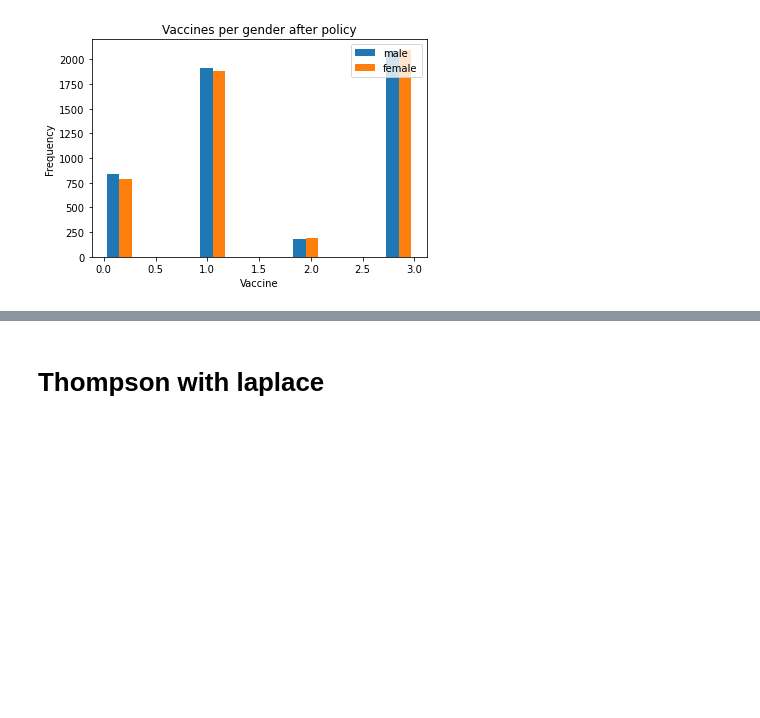
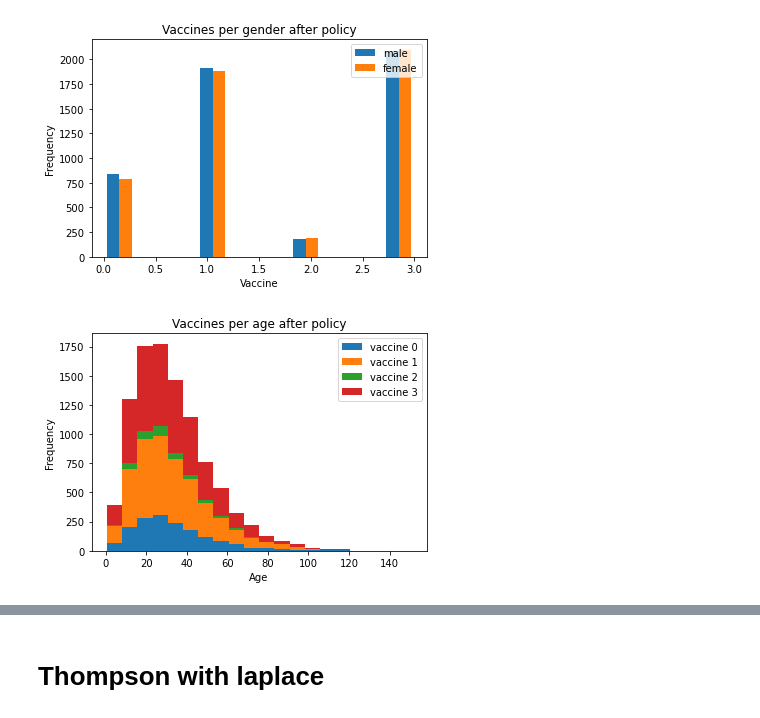
Before and after one commit to Even-tr/Project-2-Fairness-Privacy-Experiment-Design, a Jupyter notebook: src/thompson.ipynb, the cells around one changed output, grey strips where cells are left out. Cells and saved outputs as stored; diff of their text form; code cells hidden in the pictures; blank space fills up the shorter version.

Commit message:
mer plots på fairness

```diff
--- a/src/thompson.ipynb
+++ b/src/thompson.ipynb
@@ -259,3 +259,37 @@ def plot_fair_pol(actions, data):
 plot_fair_pol(action_arr, X)
 # %% [output]
 [figure]
+# %%
+def plot_vacc_age(data, actions):
+    vacc_0 = np.where(actions==0) #no vaccine
+    vacc_1 = np.where(actions==1) #vaccine 1
+    vacc_2 = np.where(actions==2) #vaccine 2
+    vacc_3 = np.where(actions==3) #vaccine 3
+
+    v0_vacc = np.take(data[:,10], vacc_0)
+    v0_vacc = v0_vacc.flatten()
+
+    v1_vacc = np.take(data[:,10], vacc_1)
+    v1_vacc = v1_vacc.flatten()
+
+    v2_vacc = np.take(data[:,10], vacc_2)
+    v2_vacc = v2_vacc.flatten()
+
+    v3_vacc = np.take(data[:,10], vacc_3)
+    v3_vacc = v3_vacc.flatten()
+
+
+    #f_a = np.take(actions, ff)
+    #f_a = f_a.flatten()
+
+    plt.hist([v0_vacc, v1_vacc, v2_vacc, v3_vacc],label=['vaccine 0','vaccine 1','vaccine 2','vaccine 3'], bins=20, stacked=True)
+    plt.xlabel('Age')
+    plt.ylabel('Frequency')
+    plt.title('Vaccines per age after policy')
+    plt.legend(loc='upper right')
+    plt.savefig('figures/fair_age_plot.png')
+    plt.show()
+# %%
+plot_vacc_age(X, action_arr)
+# %% [output]
+[figure, added]
```
Also changed, not shown: parts of 12 cells of this notebook, 2 other files.
